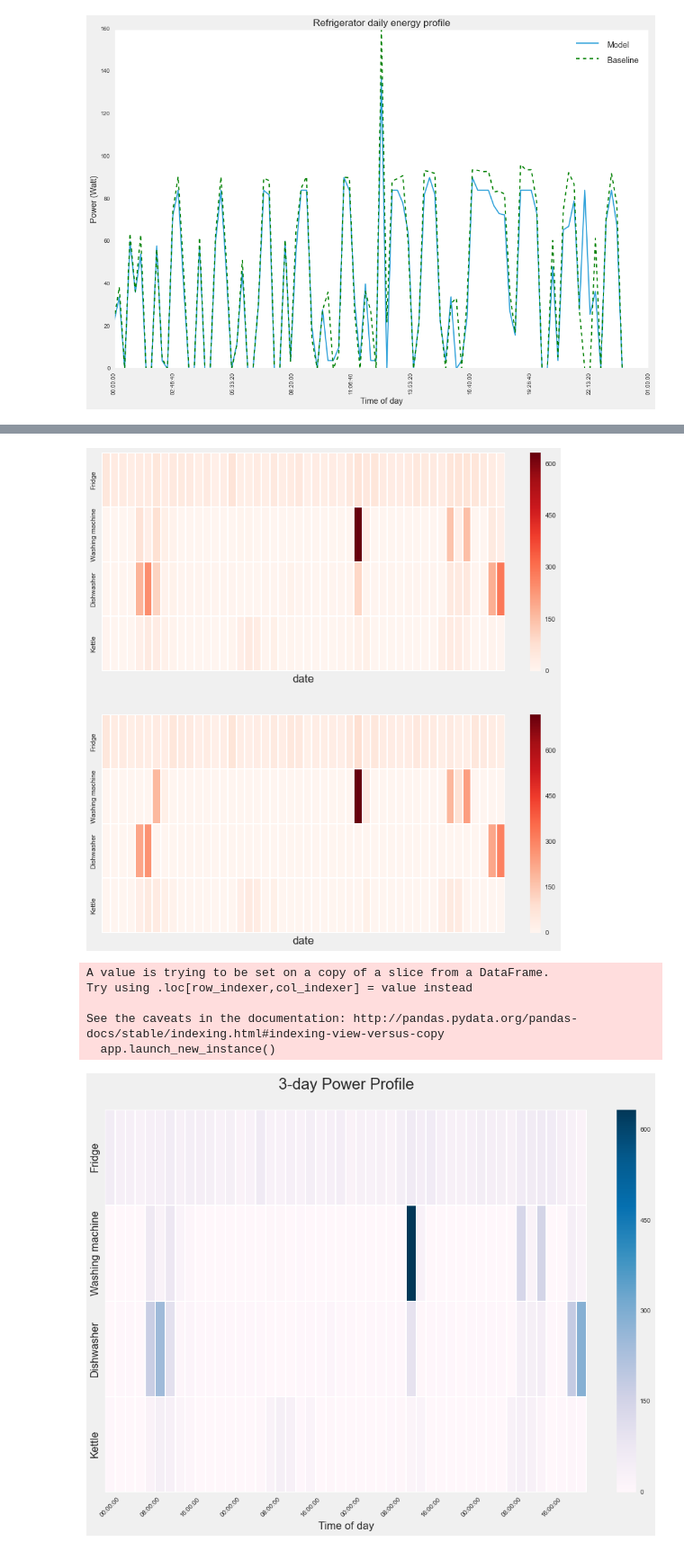
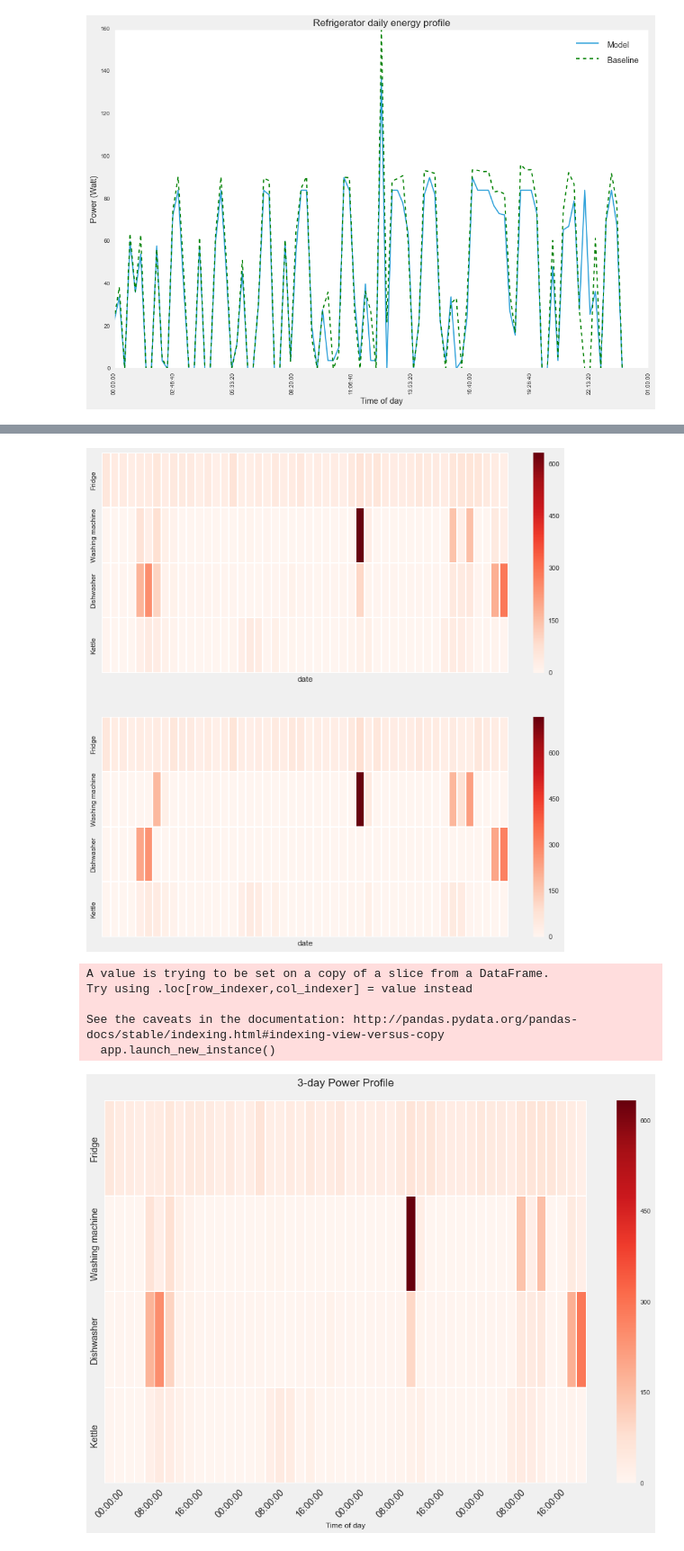
Before and after one commit to pipette/Electricity-load-disaggregation, a Jupyter notebook: code/Create graphs.ipynb, the cells around one changed output, grey strips where cells are left out. Shown at 90% size. Drawn from its saved outputs; the diff is of its cells as text; code cells hidden in the pictures.

```diff
--- a/code/Create graphs.ipynb
+++ b/code/Create graphs.ipynb
@@ -13,6 +17,9 @@ import matplotlib.ticker as ticker
 # %%
-with open('predictions.pkl') as f:
+with open('../data/predictions.pkl') as f:
     predictions = pk.load(f)
 
-with open('test2.pkl') as f:
+with open('../data/test2.pkl') as f:
     test = pk.load(f)
+
+with open('../data/Trained_model.pkl') as f:
+    fhmm = pk.load(f)
@@ -131,24 +167,25 @@ with plt.style.context('fivethirtyeight'):
                     yticklabels = ['Fridge','Washing machine','Dishwasher','Kettle'],
                     ax = axis,cmap="Reds", linewidths=.5)
 # %% [output]
-[figure, old version]
+[figure, new version]
 # %%
 plot_data = hourly_pred[['channel_12','channel_5','channel_6','channel_3']]
 # plot_data['day'] = plot_data.index.date
 plot_data['Time of day'] = plot_data.index.time
 plot_data = plot_data.reset_index().set_index(['Time of day']).drop('date',axis =1)
 
-fig = plt.figure(figsize = (15,10))
-plt.title('3-day Power Profile \n', fontdict = {'fontsize' :'xx-large'})
-plt.xticks(rotation=45)
-plt.yticks(fontsize ='large')
-ax = sns.heatmap(plot_data.T, xticklabels = 4,
-                    yticklabels = ['Fridge','Washing machine','Dishwasher','Kettle'],
-                    cmap="PuBu", linewidths=.5);
+with plt.style.context('fivethirtyeight'):
+    fig = plt.figure(figsize = (15,10))
+    plt.title('3-day Power Profile \n', fontdict = {'fontsize' :'xx-large'})
+    plt.xticks(fontsize ='x-large',rotation=45)
+    plt.yticks(fontsize ='x-large', rotation = 90)
+    ax = sns.heatmap(plot_data.T, xticklabels = 4,
+                        yticklabels = ['Fridge','Washing machine','Dishwasher','Kettle'],
+                        cmap="Reds", linewidths=.5);
 # %% [output]
 A value is trying to be set on a copy of a slice from a DataFrame.
 Try using .loc[row_indexer,col_indexer] = value instead
 
 See the caveats in the documentation: http://pandas.pydata.org/pandas-docs/stable/indexing.html#indexing-view-versus-copy
   app.launch_new_instance()
-[figure, old version]
+[figure, new version]
```
Also changed, not shown: parts of 11 cells of this notebook, 3 other files.
